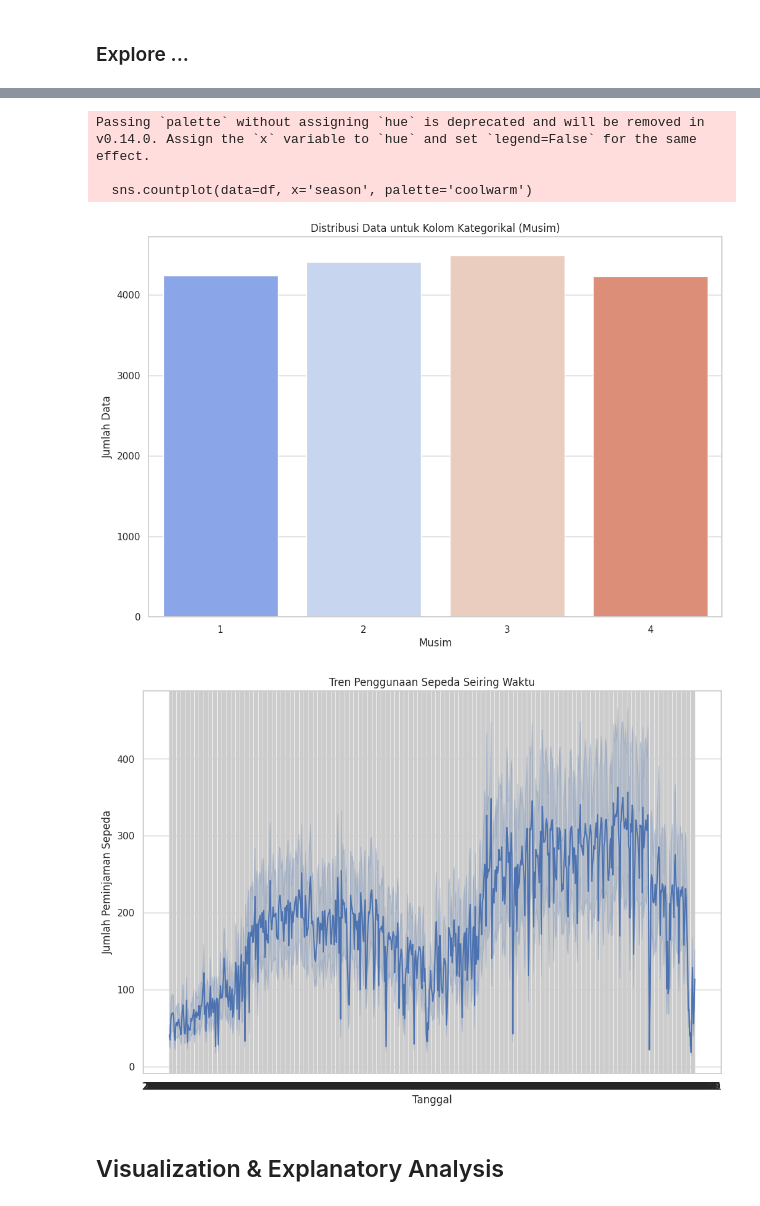
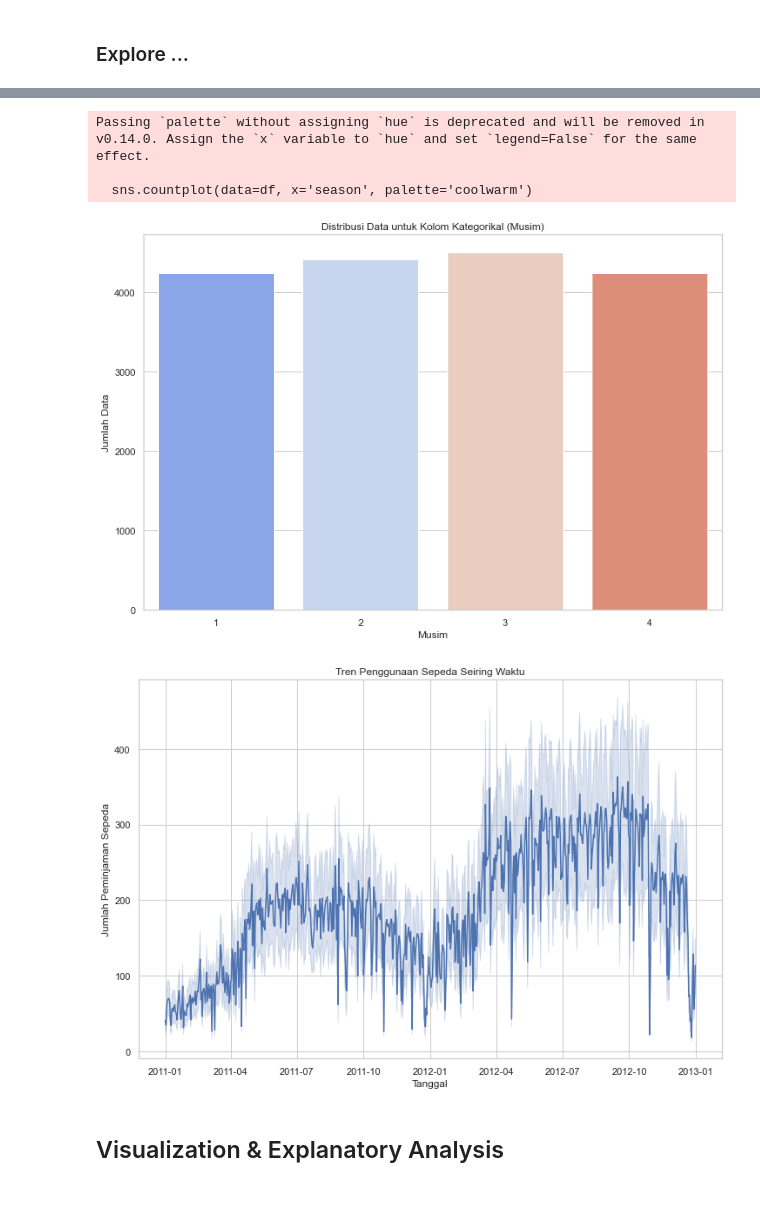
Before and after one commit to AkbarMuh/Bike-Sharing_Dicoding, a Jupyter notebook: Bike_Sharing_Dicoding_Subbmission.ipynb, the cells around one changed output, grey strips where cells are left out. Saved outputs shown, nothing was run; the diff lists cells and outputs as text; code cells hidden in the pictures.

```diff
--- a/Bike_Sharing_Dicoding_Subbmission.ipynb
+++ b/Bike_Sharing_Dicoding_Subbmission.ipynb
@@ -24,4 +23,4 @@ from google.colab import files
 # %%
 # Langkah 1: Gathering Data
 # Upload file "hour.csv"
-uploaded = files.upload()
+files = "dashboard/hour.csv"
@@ -33,8 +31,7 @@ Saving hour.csv to hour.csv
 # %%
 # Langkah 2: Assessing Data
 # Membaca file CSV menjadi DataFrame
-file_name = list(uploaded.keys())[0]
-df = pd.read_csv(file_name)
+df = pd.read_csv(files)
 # %%
 # Menampilkan informasi singkat tentang dataset
 print("Informasi Dataset:")
@@ -169,17 +169,16 @@ plt.show()
 Passing `palette` without assigning `hue` is deprecated and will be removed in v0.14.0. Assign the `x` variable to `hue` and set `legend=False` for the same effect.
 
   sns.countplot(data=df, x='season', palette='coolwarm')
-[figure, old version]
+[figure, new version]
 # %%
-# Melihat tren penggunaan sepeda seiring waktu
-plt.figure(figsize=(12, 8))
-sns.lineplot(data=df, x='dteday', y='cnt')
-plt.title('Tren Penggunaan Sepeda Seiring Waktu')
-plt.xlabel('Tanggal')
-plt.ylabel('Jumlah Peminjaman Sepeda')
-plt.show()
+fig, ax = plt.subplots(figsize=(12, 8))
+sns.lineplot(data=df, x='dteday', y='cnt', ax=ax)
+ax.set_title('Tren Penggunaan Sepeda Seiring Waktu')
+ax.set_xlabel('Tanggal')
+ax.set_ylabel('Jumlah Peminjaman Sepeda')
+plt.show(fig)
 # %% [output]
-[figure, old version]
+[figure, new version]
 # %% [markdown]
 ## Visualization & Explanatory Analysis
 # %% [markdown]
```
Also changed, not shown: parts of 10 cells of this notebook.
